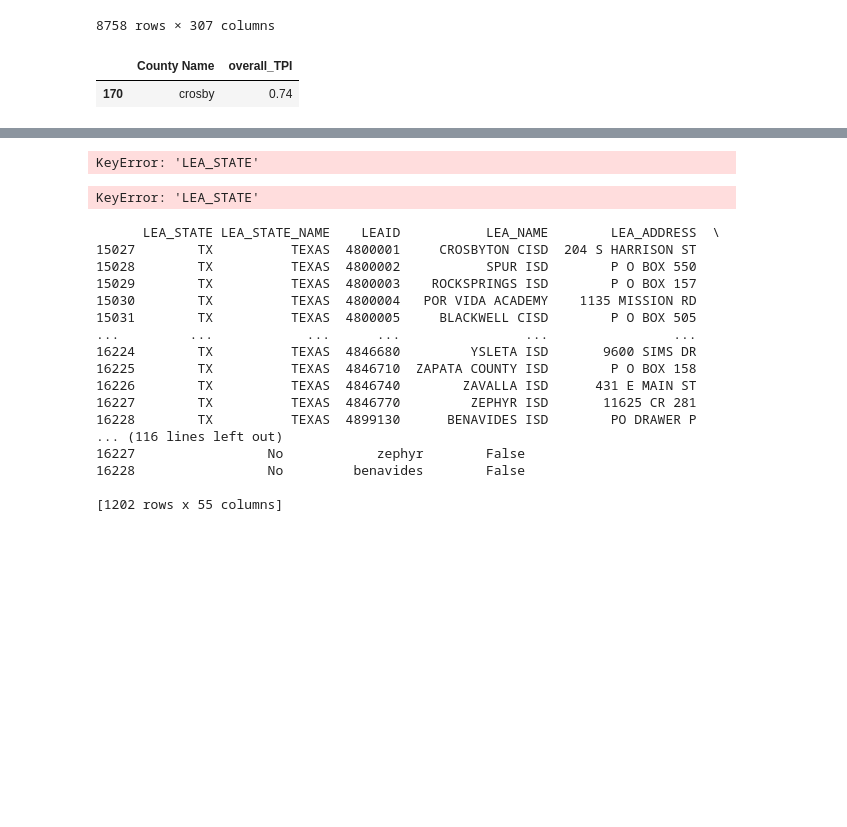
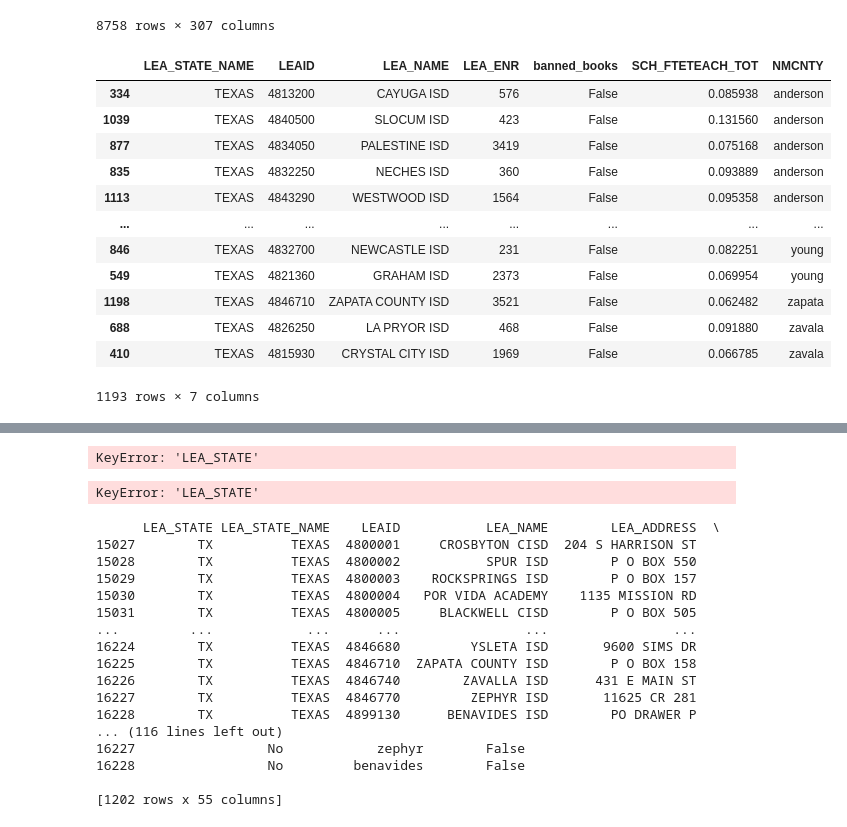
Before and after one commit to sanions/bookbans, a Jupyter notebook: table_creation.ipynb, the cells around one changed output, grey strips where cells are left out. Cells and saved outputs as stored; diff of their text form; code cells hidden in the pictures; blank space fills up the shorter version.

```diff
--- a/table_creation.ipynb
+++ b/table_creation.ipynb
@@ -150,11 +150,22 @@ df_result["Percentage1"] = df_result["Percentage1"].astype(float)
 df_result["Percentage2"] = df_result["Percentage2"].astype(float)
 
 df_result["overall_TPI"] = ((df_result["Prefix1"] * df_result["Percentage1"] * 0.01) + (df_result["Prefix2"] * df_result["Percentage2"] * 0.01)) / 2
-# %%
-df_result.loc[df_result["County Name"] == "crosby"]
-# %% [output]
-|  | County Name | overall_TPI |
-| 170 | crosby | 0.74 |
+# %%
+merged.sort_values(by="NMCNTY")
+# %% [output]
+|  | LEA_STATE_NAME | LEAID | LEA_NAME | LEA_ENR | banned_books | SCH_FTETEACH_TOT | NMCNTY |
+| 334 | TEXAS | 4813200 | CAYUGA ISD | 576 | False | 0.085938 | anderson |
+| 1039 | TEXAS | 4840500 | SLOCUM ISD | 423 | False | 0.131560 | anderson |
+| 877 | TEXAS | 4834050 | PALESTINE ISD | 3419 | False | 0.075168 | anderson |
+| 835 | TEXAS | 4832250 | NECHES ISD | 360 | False | 0.093889 | anderson |
+| 1113 | TEXAS | 4843290 | WESTWOOD ISD | 1564 | False | 0.095358 | anderson |
+| ... | ... | ... | ... | ... | ... | ... | ... |
+| 846 | TEXAS | 4832700 | NEWCASTLE ISD | 231 | False | 0.082251 | young |
+| 549 | TEXAS | 4821360 | GRAHAM ISD | 2373 | False | 0.069954 | young |
+| 1198 | TEXAS | 4846710 | ZAPATA COUNTY ISD | 3521 | False | 0.062482 | zapata |
+| 688 | TEXAS | 4826250 | LA PRYOR ISD | 468 | False | 0.091880 | zavala |
+| 410 | TEXAS | 4815930 | CRYSTAL CITY ISD | 1969 | False | 0.066785 | zavala |
+1193 rows × 7 columns
 # %%
 # Merge our books df with our county leaning df
 merged["NMCNTY"] = merged["NMCNTY"].str.lower()
```
Also changed, not shown: parts of 4 cells of this notebook.
